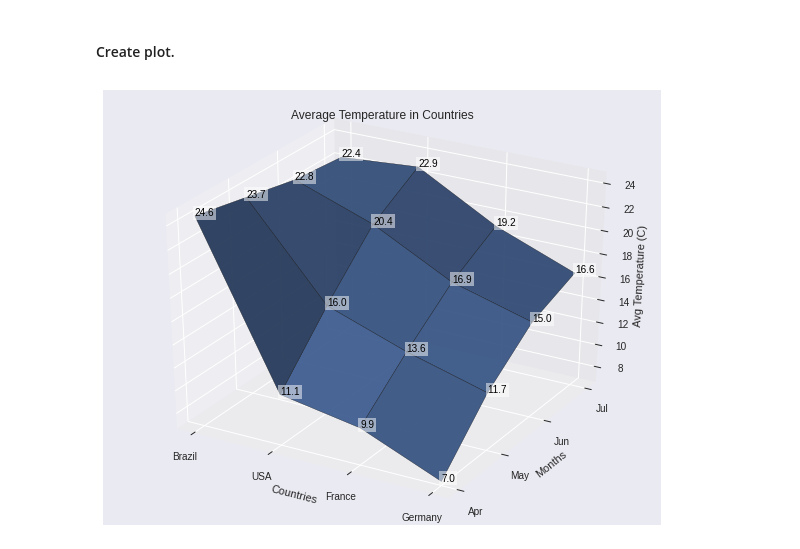
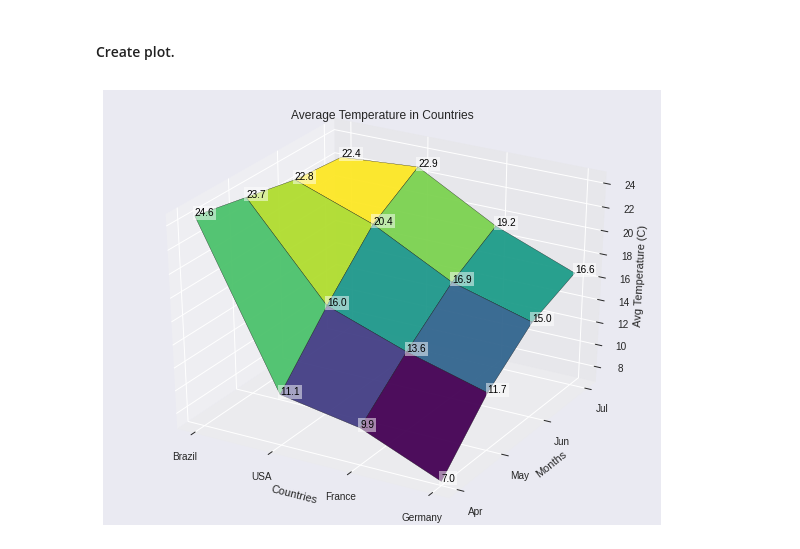
Before and after one commit to larcc-group/matplotlib-examples, a Jupyter notebook: src/Matplotlib3DExample.ipynb, the cells around one changed output. Cells and saved outputs as stored; diff of their text form; code cells hidden in the pictures.

Commit message:
Set color map in 3D plot

```diff
--- a/src/Matplotlib3DExample.ipynb
+++ b/src/Matplotlib3DExample.ipynb
@@ -52,6 +52,7 @@ ax.plot_surface(
     z,
     rstride=1,
     cstride=1,
+    cmap="viridis",
     antialiased=True,
     shade=True,
     alpha=0.95,
@@ -63,31 +64,31 @@ ax.plot_surface(
 # Plotting the text labels for each data point.
 for month, i_month in zip(months, ticks_months):
     for country, i_country in zip(countries, ticks_countries):
         temperature = temperatures[i_month][i_country]
         # Parameters are: position in X, position in Y, position in Z, text to plot.
         ax.text(
             i_country,
             i_month,
             temperature,
             temperature,
             color="black",
             ha="left",
             va="baseline",
             bbox={"pad": 2, "alpha": 0.5, "facecolor": "white", "linewidth": 0,},
         )
 
 # Now we set the texts for the numeric representation of textual data.
 ax.set_xlabel("Countries")
 ax.set_xticks(ticks_countries)
 ax.set_xticklabels(countries)
 
 ax.set_ylabel("Months")
 ax.set_yticks(ticks_months)
 ax.set_yticklabels(months)
 
 ax.set_zlabel("Avg Temperature (C)")
 
 fig.set_size_inches(10, 8)
 plt.show()
 # %% [output]
-[figure, old version]
+[figure, new version]
```
